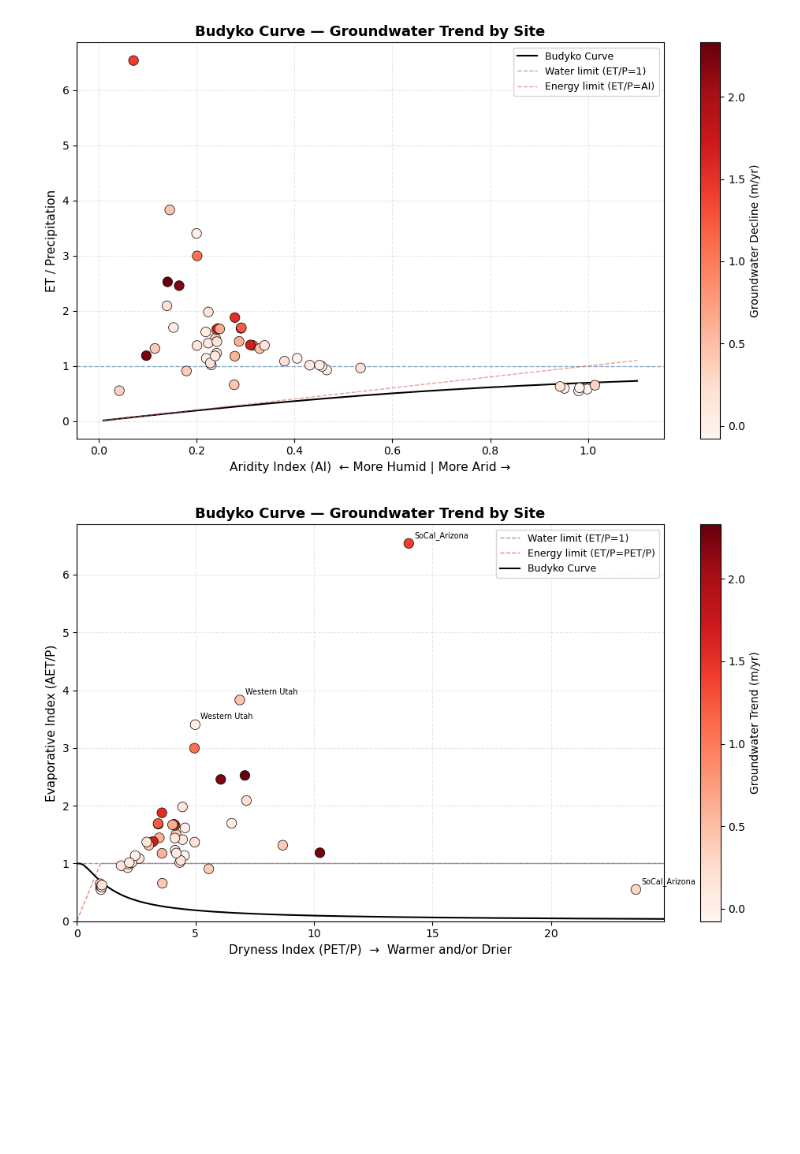
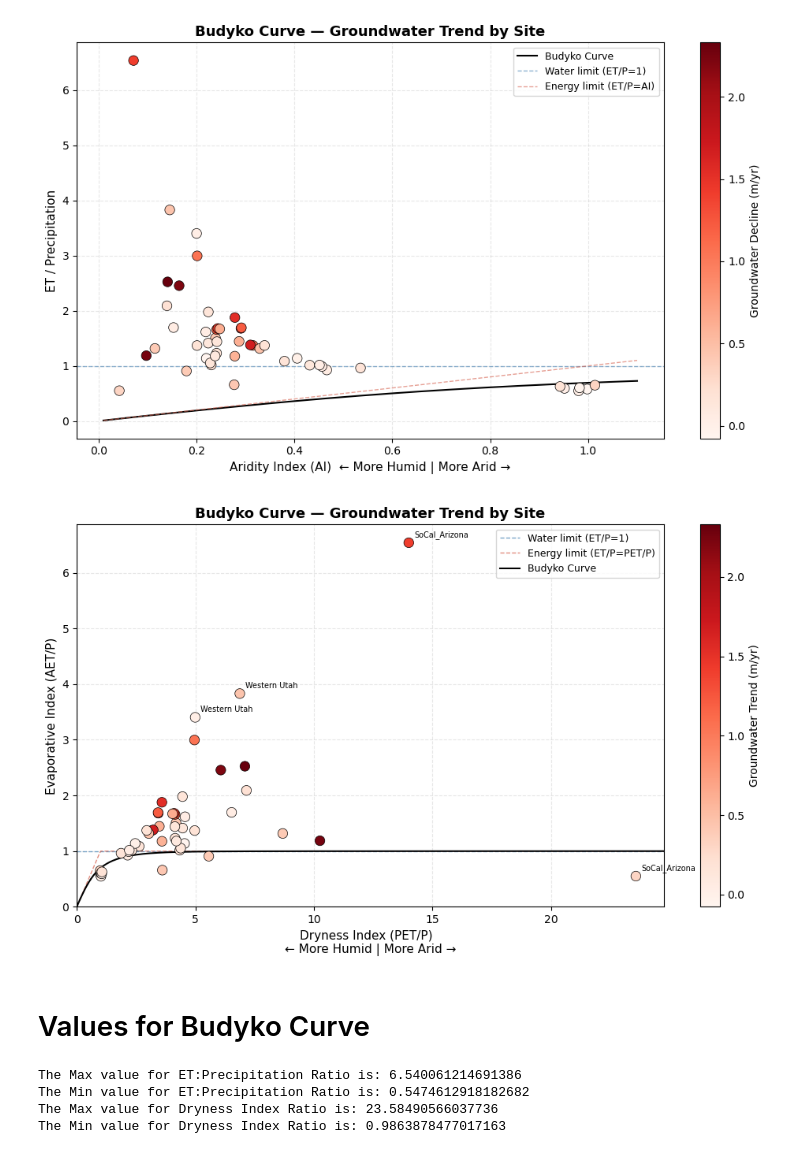
Before and after one commit to meds-AridGW/GW-depth-data-exploration, a Jupyter notebook: aridity_index/aridity_index.ipynb, the cells around one changed output. Saved outputs shown, nothing was run; the diff lists cells and outputs as text; code cells hidden in the pictures; blank space fills up the shorter version.

Commit message:
Revise budyko curve

```diff
--- a/aridity_index/aridity_index.ipynb
+++ b/aridity_index/aridity_index.ipynb
@@ -365,7 +365,8 @@ df['dryness_index'] = 1 / df['AI_1km2']
 
 # --- Budyko theoretical curve ---
 di_curve = np.linspace(0.01, 25, 500)
-budyko_y = np.sqrt((1 / di_curve) * np.tanh(di_curve) * (1 - np.exp(-1 / di_curve)))
+budyko_y = np.sqrt((1 - np.exp(-di_curve)) * di_curve * np.tanh(1 / di_curve)) # REFERENCE
+#budyko_y = np.sqrt((1 / di_curve) * np.tanh(di_curve) * (1 - np.exp(-1 / di_curve)))
 
 fig, ax = plt.subplots(figsize=(10, 6))
 
@@ -378,35 +379,53 @@ ax.plot(di_curve, budyko_y, color='black', linewidth=1.5, label='Budyko Curve',
 
 # Label outliers above a threshold
 outliers = df[(df['et_precip_ratio'] > 3.0) | (df['dryness_index'] > 15)]
+
+# Create labels for outliers
 for _, row in outliers.iterrows():
     ax.annotate(row['region'],
                 xy=(row['dryness_index'], row['et_precip_ratio']),
                 xytext=(5, 5), textcoords='offset points',
                 fontsize=7, color='black')
 
 # Scatter
 cmap = plt.cm.Reds
 sc = ax.scatter(
     df['dryness_index'], df['et_precip_ratio'],
     c=df['gw_trend_m_per_yr'], cmap=cmap,
     vmin=df['gw_trend_m_per_yr'].min(), vmax=df['gw_trend_m_per_yr'].max(),
     s=80, edgecolors='black', linewidths=0.5, zorder=4
 )
 
 cbar = plt.colorbar(sc, ax=ax)
 cbar.set_label('Groundwater Trend (m/yr)', fontsize=10)
 
 ax.set_xlim(0, df['dryness_index'].max() * 1.05)
 ax.set_ylim(0, df['et_precip_ratio'].max() * 1.05)
 
-ax.set_xlabel('Dryness Index (PET/P)  →  Warmer and/or Drier', fontsize=11)
+
+ax.set_xlabel('Dryness Index (PET/P)  \n← More Humid | More Arid →', fontsize=11)
 ax.set_ylabel('Evaporative Index (AET/P)', fontsize=11)
 ax.set_title('Budyko Curve — Groundwater Trend by Site', fontsize=13, fontweight='bold')
 ax.legend(fontsize=9)
 ax.grid(True, linestyle='--', alpha=0.3)
 
 plt.tight_layout()
 plt.savefig('budyko_curve.png', dpi=150)
 plt.show()
 # %% [output]
-[figure, old version]
+[figure, new version]
+# %% [markdown]
+# Values for Budyko Curve
+# %%
+print(f'The Max value for ET:Precipitation Ratio is:', df['et_precip_ratio'].max())
+
+print(f'The Min value for ET:Precipitation Ratio is:', df['et_precip_ratio'].min())
+
+print(f'The Max value for Dryness Index Ratio is:', df['dryness_index'].max())
+
+print(f'The Min value for Dryness Index Ratio is:', df['dryness_index'].min())
+# %% [output]
+The Max value for ET:Precipitation Ratio is: 6.540061214691386
+The Min value for ET:Precipitation Ratio is: 0.5474612918182682
+The Max value for Dryness Index Ratio is: 23.58490566037736
+The Min value for Dryness Index Ratio is: 0.9863878477017163
```
Also changed, not shown: 1 other file.
